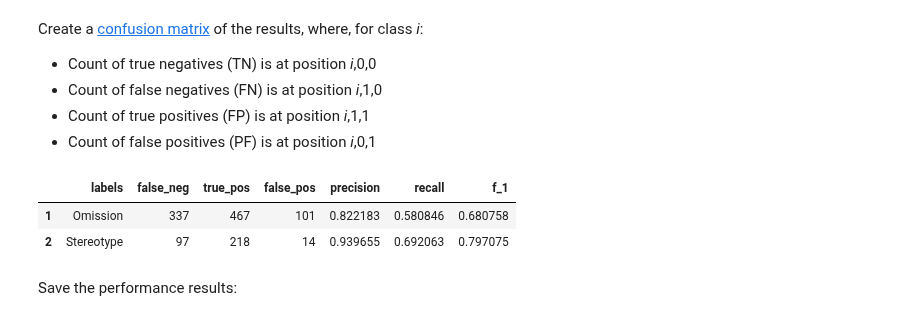
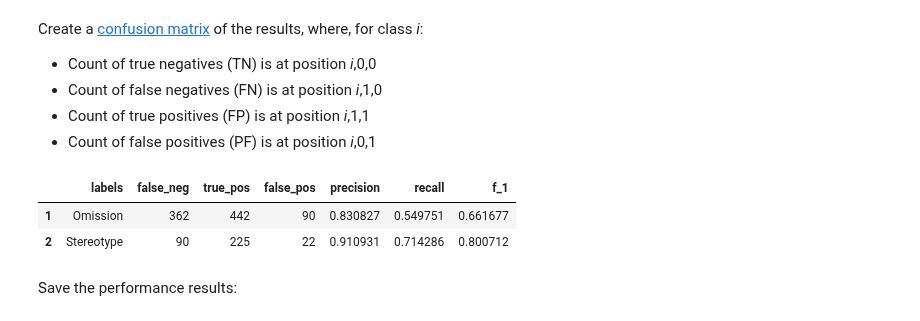
Before and after one commit to thegoose20/gender-bias, a Jupyter notebook: token_classification/Experiment1_Model3.ipynb, the cells around one changed output. Saved outputs shown, nothing was run; the diff lists cells and outputs as text; code cells hidden in the pictures.

Commit message:
Ran and predicted with model 3, finishing experiment 1

```diff
--- a/token_classification/Experiment1_Model3.ipynb
+++ b/token_classification/Experiment1_Model3.ipynb
@@ -243,15 +243,15 @@ Create a [confusion matrix](https://scikit-learn.org/stable/modules/model_evalua
 # %%
 matrix = multilabel_confusion_matrix(y_dev, predicted_dev, labels=classes)
 # %%
-scores = utils.getPerformanceMetrics(y_dev, predicted_dev, dev_matrix, classes, original_classes, label_dict)
+scores = utils.getPerformanceMetrics(y_dev, predicted_dev, matrix, classes, original_classes, label_dict)
 scores = scores.tail(2) # Remove row for 'None'
 scores = scores.drop(columns="true_neg")  # Not accurate because considers 'None' a class
 scores["labels"] = original_classes[1:]
 scores
 # %% [output]
 |  | labels | false_neg | true_pos | false_pos | precision | recall | f_1 |
-| 1 | Omission | 337 | 467 | 101 | 0.822183 | 0.580846 | 0.680758 |
-| 2 | Stereotype | 97 | 218 | 14 | 0.939655 | 0.692063 | 0.797075 |
+| 1 | Omission | 362 | 442 | 90 | 0.830827 | 0.549751 | 0.661677 |
+| 2 | Stereotype | 90 | 225 | 22 | 0.910931 | 0.714286 | 0.800712 |
 # %% [markdown]
 Save the performance results:
 # %%
```
Also changed, not shown: parts of 25 cells of this notebook, 2 other files.
